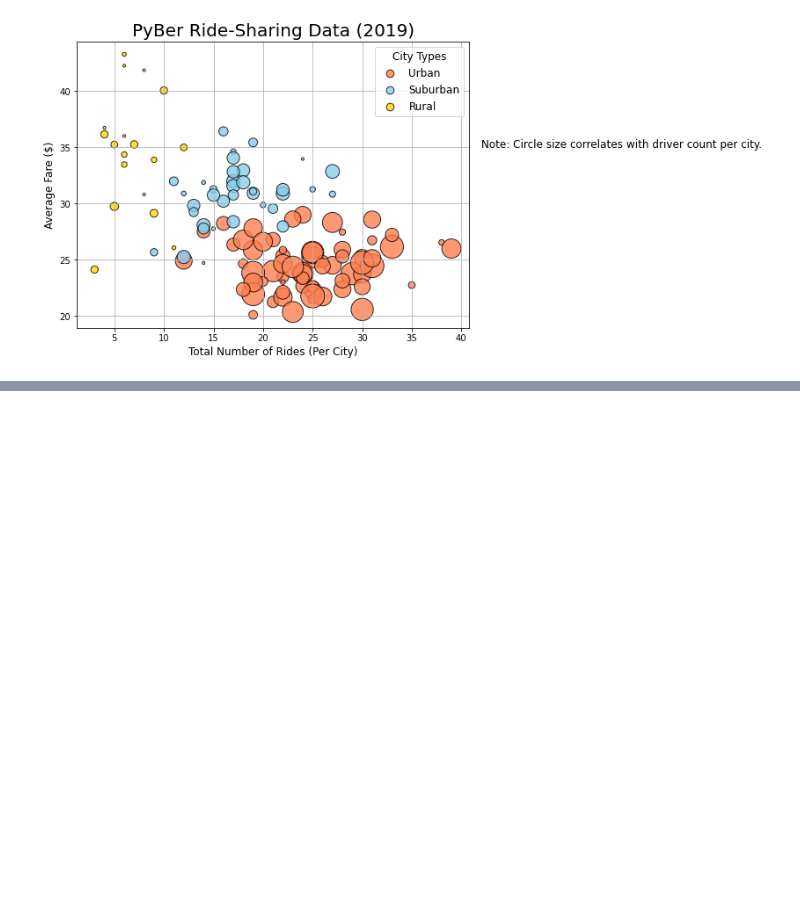
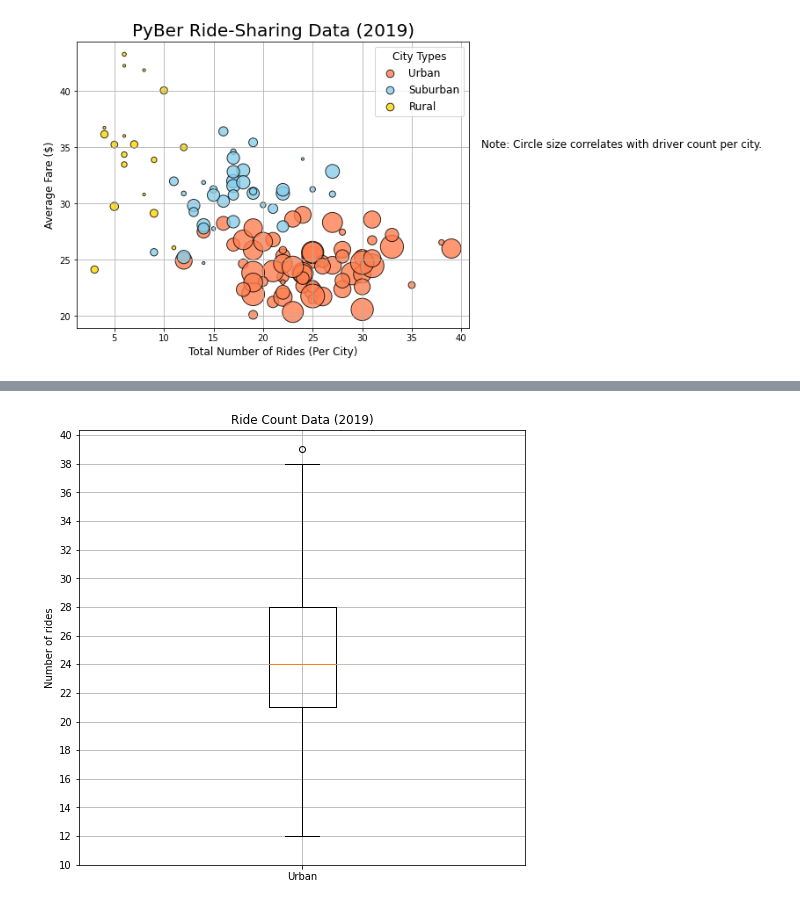
Before and after one commit to RichardYDepestre/Module-05_PyBer-with-Matplotlib, a Jupyter notebook: PyBer.ipynb, the cells around one changed output, grey strips where cells are left out. Drawn from its saved outputs; the diff is of its cells as text; code cells hidden in the pictures; blank space fills up the shorter version.

```diff
--- a/PyBer.ipynb
+++ b/PyBer.ipynb
@@ -36,5 +90,6 @@ suburban_cities_df = pyber_data_df[pyber_data_df["type"] == "Suburban"]
 # print(suburban_cities_df.head(10))
 rural_cities_df = pyber_data_df[pyber_data_df["type"] == "Rural"]
 print(rural_cities_df.head(10))
+urban_cities_df = pyber_data_df[pyber_data_df["type"] == "Urban"]
 rural_cities_df.to_csv("resources/rural_cities.csv")
 # there is a problem here. me or data, the first city is South Jennifer
@@ -41,6 +114,6 @@ rural_cities_df.to_csv("resources/rural_cities.csv")
 # %%
 # number of rides for urban cities
-urban_ride_count = urban_cities_df.groupby(urban_cities_df["city"]).count()["ride_id"]
+urban_ride_count = urban_cities_df.groupby(["city"]).count()["ride_id"]
 print(urban_ride_count.head())
 suburban_ride_count = suburban_cities_df.groupby(["city"]).count()["ride_id"]
 print(suburban_ride_count.head())
@@ -256,0 +576,17 @@ plt.show()
+# %%
+# Create Box-and-Whisker Plots [5.4.4]
+fig, ax = plt.subplots(figsize=(8, 8))
+x_labels = ["Urban"]
+# decorate graph
+ax.set_title("Ride Count Data (2019)")
+ax.set_ylabel("Number of rides")
+
+ax.grid()
+# specify plot type
+ax.boxplot(urban_ride_count, labels=x_labels)
+# set ticks on the y axis
+ax.set_yticks(np.arange(10, 41, step=2.0))
+# show grid
+plt.show()
+# %% [output]
+[figure, added]
```
Also changed, not shown: parts of 27 cells of this notebook, 5 other files.
